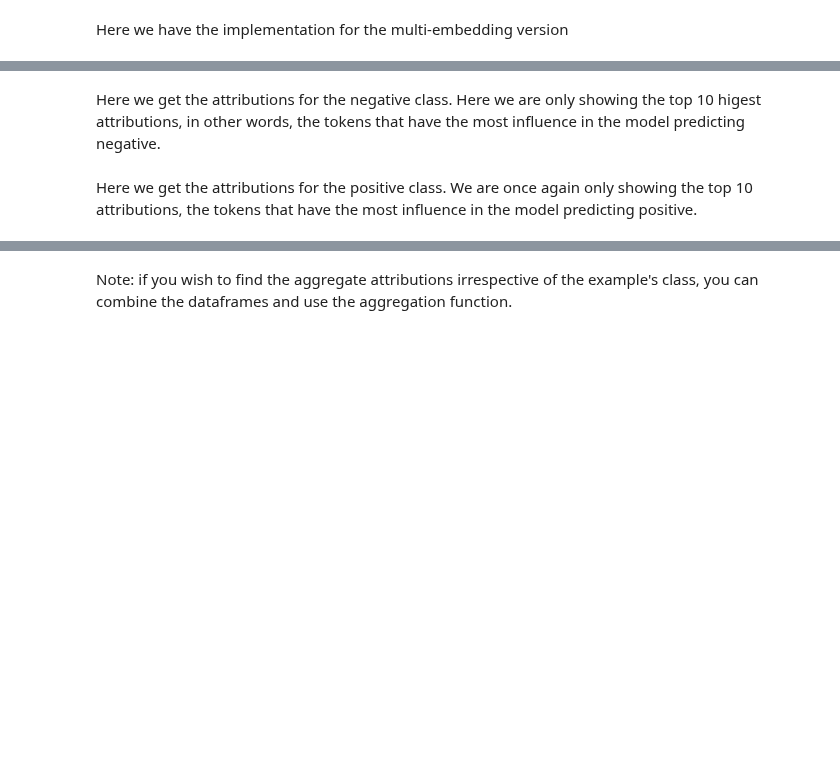
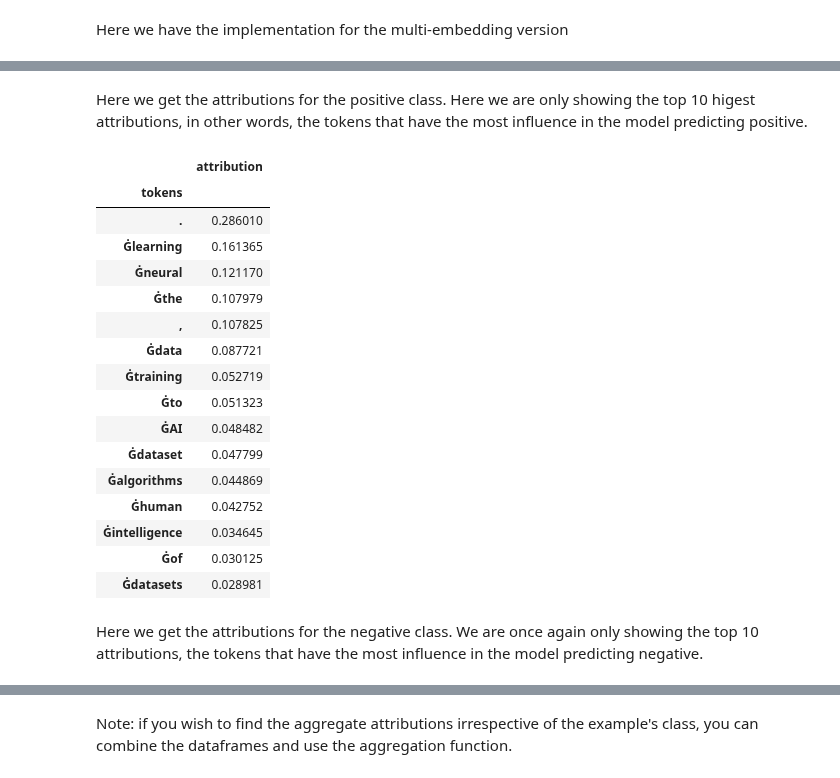
Before and after one commit to danielhou13/cogs402longformer, a Jupyter notebook: src/CaptumLongformerSequenceClassificationaggregate.ipynb, the cells around one changed output, grey strips where cells are left out. Saved outputs shown, nothing was run; the diff lists cells and outputs as text; code cells hidden in the pictures; blank space fills up the shorter version.

```diff
--- a/src/CaptumLongformerSequenceClassificationaggregate.ipynb
+++ b/src/CaptumLongformerSequenceClassificationaggregate.ipynb
@@ -121,7 +112,7 @@ def custom_forward(inputs, position_ids=None, attention_mask=None):
 # %% [markdown]
 Perform Layer Integrated Gradients using the longformer's embeddings. This can easily be adjusted to use longformer word embeddings and longformer position embeddings. Note that the longformer does not use token type embeddings.
 # %%
-lig = LayerIntegratedGradients(custom_forward, model.longformer.embeddings)
-# lig2 = LayerIntegratedGradients(custom_forward, \
-#                                 [model.longformer.embeddings.word_embeddings, \
-#                                  model.longformer.embeddings.position_embeddings])
+# lig = LayerIntegratedGradients(custom_forward, model.longformer.embeddings)
+lig2 = LayerIntegratedGradients(custom_forward, \
+                                [model.longformer.embeddings.word_embeddings, \
+                                 model.longformer.embeddings.position_embeddings])
@@ -234,4 +224,7 @@ df_attrib_ones = combinedataframe(aggregate_attrib_ones, aggregation_function)
 # df_pos_zero = combinedataframe(aggregate_pos_zero, aggregation_function)
 # df_pos_ones = combinedataframe(aggregate_pos_ones, aggregation_function)
+# %%
+df_attrib = combinedataframe(aggregate_attrib, aggregation_function)
+df_attrib_pos = combinedataframe(aggregate_pos, aggregation_function)
 # %% [markdown]
-Here we get the attributions for the negative class. Here we are only showing the top 10 higest attributions, in other words, the tokens that have the most influence in the model predicting negative.
+Here we get the attributions for the positive class. Here we are only showing the top 10 higest attributions, in other words, the tokens that have the most influence in the model predicting positive.
@@ -241,0 +231,20 @@ df_attrib_zero[:10]
+# %%
+df_attrib[:15]
+# %% [output]
+|  | attribution |
+| tokens |  |
+| . | 0.286010 |
+| Ġlearning | 0.161365 |
+| Ġneural | 0.121170 |
+| Ġthe | 0.107979 |
+| , | 0.107825 |
+| Ġdata | 0.087721 |
+| Ġtraining | 0.052719 |
+| Ġto | 0.051323 |
+| ĠAI | 0.048482 |
+| Ġdataset | 0.047799 |
+| Ġalgorithms | 0.044869 |
+| Ġhuman | 0.042752 |
+| Ġintelligence | 0.034645 |
+| Ġof | 0.030125 |
+| Ġdatasets | 0.028981 |
@@ -242,2 +255,2 @@ df_attrib_zero[:10]
 # %% [markdown]
-Here we get the attributions for the positive class. We are once again only showing the top 10 attributions, the tokens that have the most influence in the model predicting positive.
+Here we get the attributions for the negative class. We are once again only showing the top 10 attributions, the tokens that have the most influence in the model predicting negative.
```
Also changed, not shown: parts of 21 cells of this notebook.
